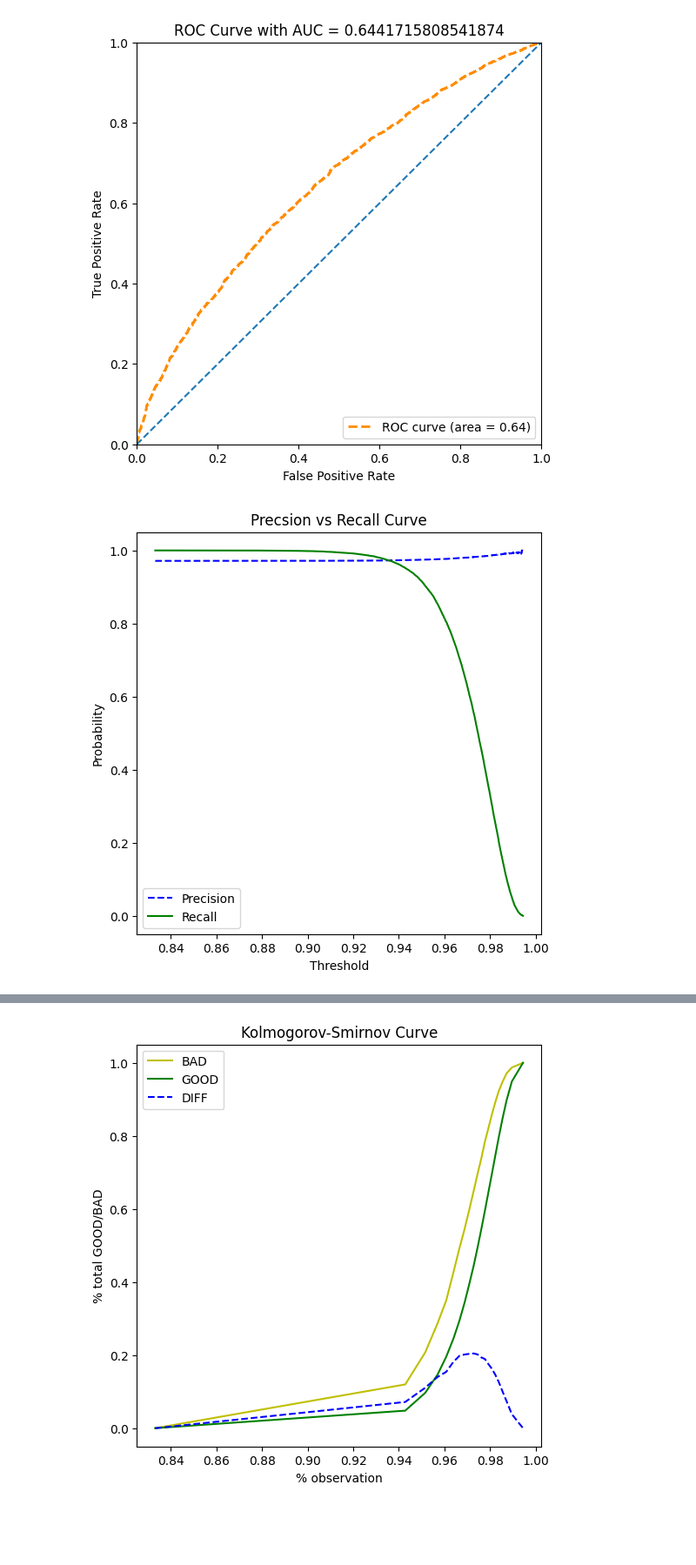
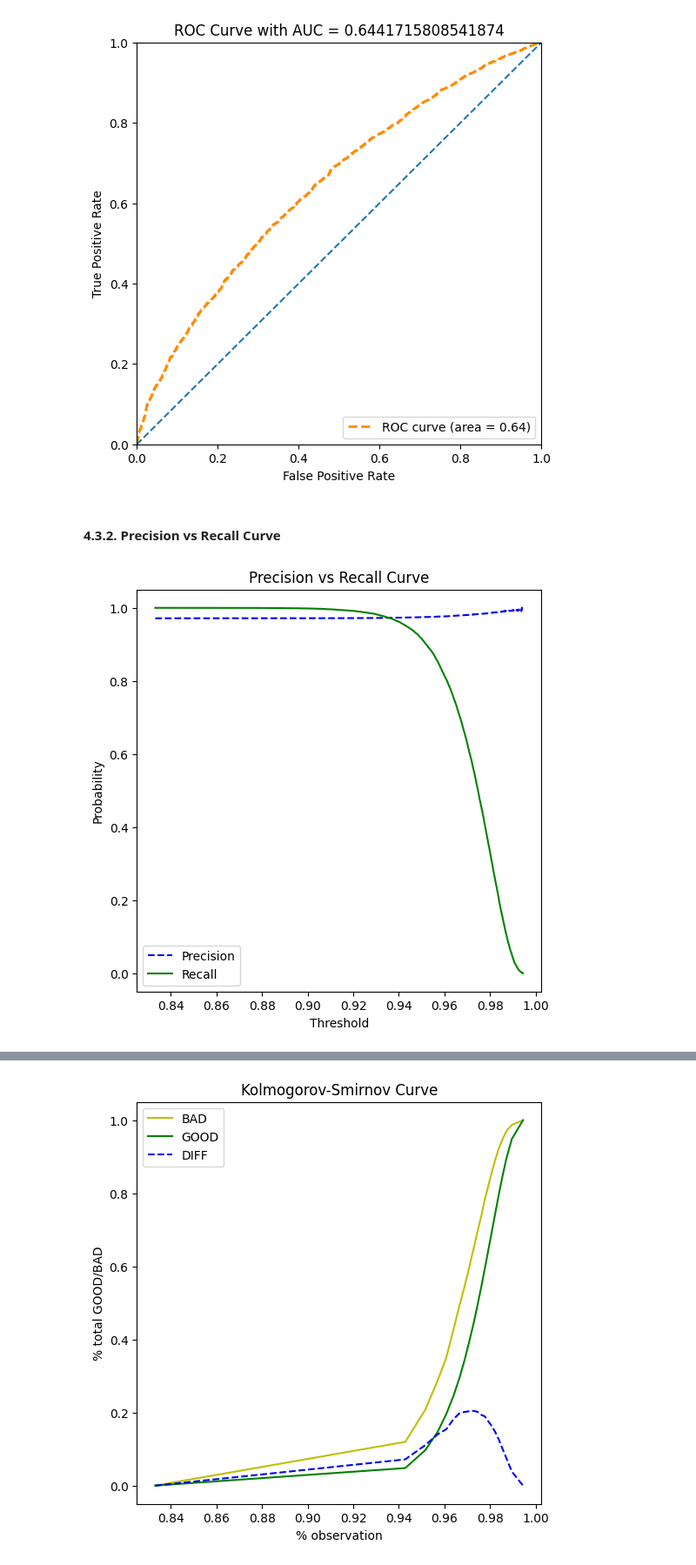
Before and after one commit to hng0810/consumer-loan-scorecard, a Jupyter notebook: src/notebook.ipynb, the cells around one changed output, grey strips where cells are left out. Shown at 87% size. Drawn from its saved outputs; the diff is of its cells as text; code cells hidden in the pictures; blank space fills up the shorter version.

```diff
--- a/src/notebook.ipynb
+++ b/src/notebook.ipynb
@@ -904,18 +915,20 @@ def _plot_roc_curve(fpr, tpr, thres, auc):
 _plot_roc_curve(fpr, tpr, thres, roc_auc)
 # %% [output]
 [figure]
+# %% [markdown]
+#### 4.3.2. Precision vs Recall Curve
 # %%
 precision, recall, thres = precision_recall_curve(y_test, yhat_test)
 
 def _plot_prec_rec_curve(prec, rec, thres):
     plt.figure(figsize=(6,6))
     plt.plot(thres, prec[:-1], 'b--', label = 'Precision')
     plt.plot(thres, rec[:-1], 'g-', label = 'Recall')
     plt.xlabel('Threshold')
     plt.ylabel('Probability')
-    plt.title('Precsion vs Recall Curve')
+    plt.title('Precision vs Recall Curve')
     plt.legend()
 
 _plot_prec_rec_curve(precision, recall, thres)
 # %% [output]
-[figure, old version]
+[figure, new version]
```
Also changed, not shown: parts of 47 cells of this notebook.
